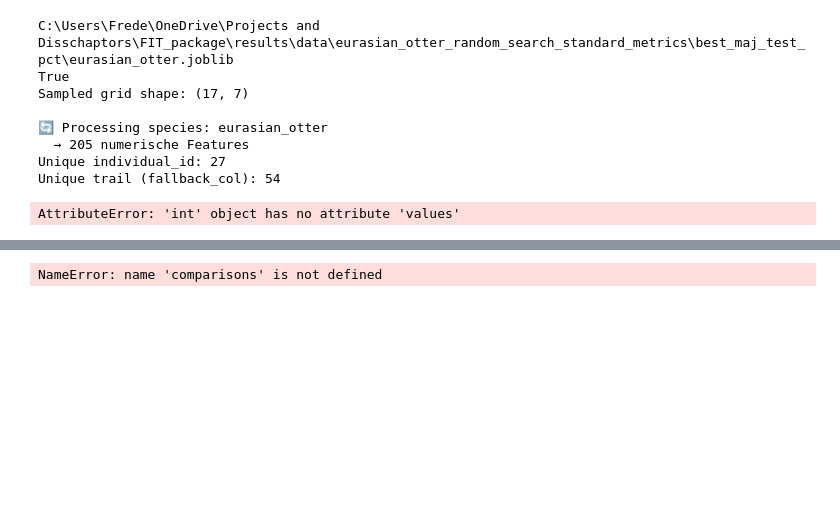
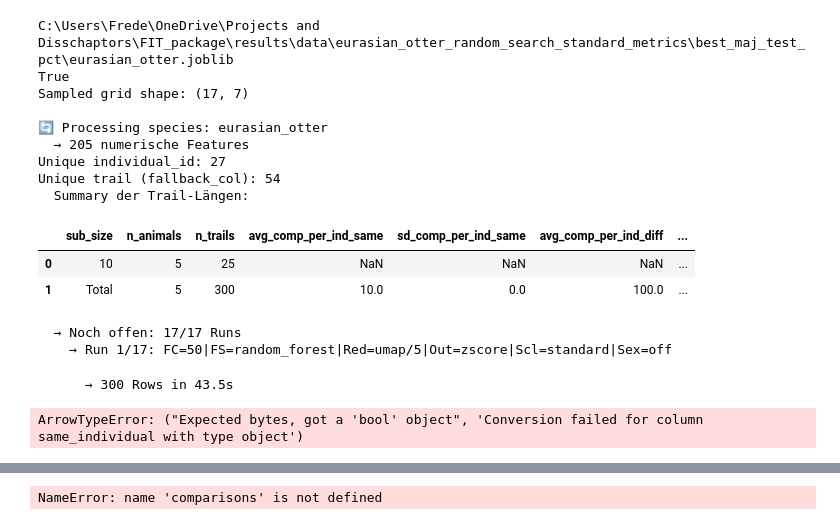
Before and after one commit to FKistner85/FIT_package, a Jupyter notebook: notebooks/eurasian_otter_individual_id.ipynb, the cells around one changed output, grey strips where cells are left out. Saved outputs shown, nothing was run; the diff lists cells and outputs as text; code cells hidden in the pictures; blank space fills up the shorter version.

```diff
--- a/notebooks/eurasian_otter_individual_id.ipynb
+++ b/notebooks/eurasian_otter_individual_id.ipynb
@@ -113,9 +113,7 @@ print("Unique individual_id:", df["individual_id"].nunique())
 print("Unique trail (fallback_col):", df["trail"].nunique())
 
 # 3.3) Pairs & Summary generieren
-comps, summary = generate_pairwise_comparisons_from_df(
-    df,max_trails_per_animal=2
-
+comps, summary = generate_pairwise_comparisons_from_df(df,num_individuals=5
 )
 
 
@@ -176,34 +174,41 @@ for idx, row in todo.iterrows():
     print(f"      → {len(results)} Rows in {time.time()-t0:.1f}s")
 
     # 3.6) Results anreichern & speichern
     df_run = pd.DataFrame(results)
     for col in sampled_grid.columns:
         df_run[col] = row[col]
     if results_fp.exists():
         df_full = pd.concat([pd.read_parquet(results_fp), df_run], ignore_index=True)
     else:
         df_full = df_run
     df_full.to_parquet(results_fp, index=False)
 
 print(f"  ✅ Fertig für {species}, Parquet: {results_fp}")
 
 # %% 4) Ergebnisse
 all_parquets = [results_fp]
 df_all = pd.concat((pd.read_parquet(p) for p in all_parquets), ignore_index=True)
 df_all.to_parquet(output_root / 'eurasian_otter_all_results_combined.parquet', index=False)
 print("\n🎉 Fertig – Ergebnis-Parquet erzeugt:")
 print(f"   {output_root/'eurasian_otter_all_results_combined.parquet'}")
 display(df_all.head())
 # %% [output]
 C:\Users\Frede\OneDrive\Projects and Disschaptors\FIT_package\results\data\eurasian_otter_random_search_standard_metrics\best_maj_test_pct\eurasian_otter.joblib
 True
 Sampled grid shape: (17, 7)
 
 🔄 Processing species: eurasian_otter
   → 205 numerische Features
 Unique individual_id: 27
 Unique trail (fallback_col): 54
+  Summary der Trail-Längen:
+|  | sub_size | n_animals | n_trails | avg_comp_per_ind_same | sd_comp_per_ind_same | avg_comp_per_ind_diff | ... |
+| 0 | 10 | 5 | 25 | NaN | NaN | NaN | ... |
+| 1 | Total | 5 | 300 | 10.0 | 0.0 | 100.0 | ... |
-AttributeError: 'int' object has no attribute 'values'
+  → Noch offen: 17/17 Runs
+    → Run 1/17: FC=50|FS=random_forest|Red=umap/5|Out=zscore|Scl=standard|Sex=off
+      → 300 Rows in 43.5s
+ArrowTypeError: ("Expected bytes, got a 'bool' object", 'Conversion failed for column same_individual with type object')
 # %%
 df_all
 # %% [output]
```
Also changed, not shown: 1 other file.
